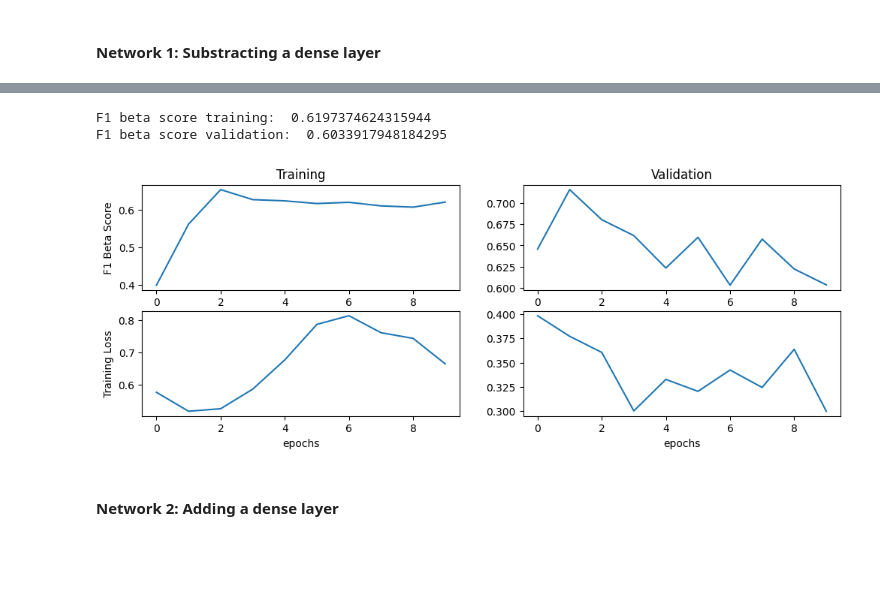
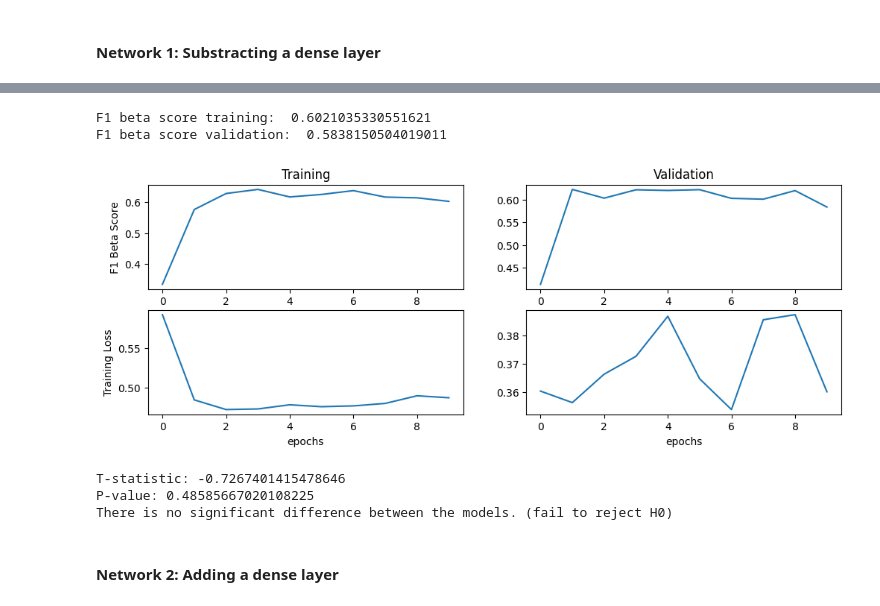
Before and after one commit to wyattsaltzman/ML-F23-Lab5, a Jupyter notebook: lab5.ipynb, the cells around one changed output, grey strips where cells are left out. Saved outputs shown, nothing was run; the diff lists cells and outputs as text; code cells hidden in the pictures; blank space fills up the shorter version.

```diff
--- a/lab5.ipynb
+++ b/lab5.ipynb
@@ -1266,6 +1328,6 @@ Non-trainable params: 0 (0.00 Byte)
 __________________________________________________________________________________________________
 [figure]
 # %%
-network2_sub_history = training_model_network1_sub.fit(preprocessed_ds_train, epochs=10, validation_data=preprocessed_ds_test, verbose=2)
+network1_sub_history = training_model_network1_sub.fit(preprocessed_ds_train, epochs=10, validation_data=preprocessed_ds_test, verbose=2)
 # %% [output]
 Epoch 1/10
@@ -1293,37 +1355,57 @@ Epoch 10/10
 # %%
-F1_beta_training = calculate_F1_beta(network2_sub_history.history['precision'], network2_sub_history.history['recall'], 10)
-F1_beta_validation = calculate_F1_beta(network2_sub_history.history['val_precision'], network2_sub_history.history['val_recall'], 10)
+F1_beta_training = calculate_F1_beta(network1_sub_history.history['precision'], network1_sub_history.history['recall'], 10)
+F1_beta_validation = calculate_F1_beta(network1_sub_history.history['val_precision'], network1_sub_history.history['val_recall'], 10)
 
 print('F1 beta score training: ', F1_beta_training[-1])
 print('F1 beta score validation: ', F1_beta_validation[-1])
 # %% [output]
-F1 beta score training:  0.6197374624315944
-F1 beta score validation:  0.6033917948184295
+F1 beta score training:  0.6021035330551621
+F1 beta score validation:  0.5838150504019011
 # %%
 # Plot the training and validation accuracy and loss at each epoch
 
 plt.figure(figsize=(12, 4))
 plt.subplot(2, 2, 1)
 plt.plot(F1_beta_training)
 
 plt.ylabel('F1 Beta Score')
 plt.title('Training')
 plt.subplot(2, 2, 2)
 plt.plot(F1_beta_validation)
 plt.title('Validation')
 
 plt.subplot(2, 2, 3)
-plt.plot(network1_history.history['loss'])
+plt.plot(network1_sub_history.history['loss'])
 plt.ylabel('Training Loss')
 plt.xlabel('epochs')
 
 plt.subplot(2, 2, 4)
-plt.plot(network1_history.history['val_loss'])
+plt.plot(network1_sub_history.history['val_loss'])
 plt.xlabel('epochs')
 
 plt.show()
 # %% [output]
-[figure, old version]
+[figure, new version]
+# %%
+# statistical test
+
+network1_sub_f1 = calculate_F1_beta(network1_sub_history.history['val_precision'], network1_sub_history.history['val_recall'], 10)
+
+t_stat, p_value = ttest_rel(network1_f1, network1_sub_f1)
+
+print('T-statistic:', t_stat)
+print('P-value:', p_value)
+
+# Interpret the results
+alpha = 0.05
+if p_value <= alpha:
+    print('The models are statistically different. (reject H0)')
+else:
+    print('There is no significant difference between the models. (fail to reject H0)')
+# %% [output]
+T-statistic: -0.7267401415478646
+P-value: 0.48585667020108225
+There is no significant difference between the models. (fail to reject H0)
 # %% [markdown]
 #### Network 2: Adding a dense layer
 # %%
```
Also changed, not shown: parts of 25 cells of this notebook, 1 other file.
